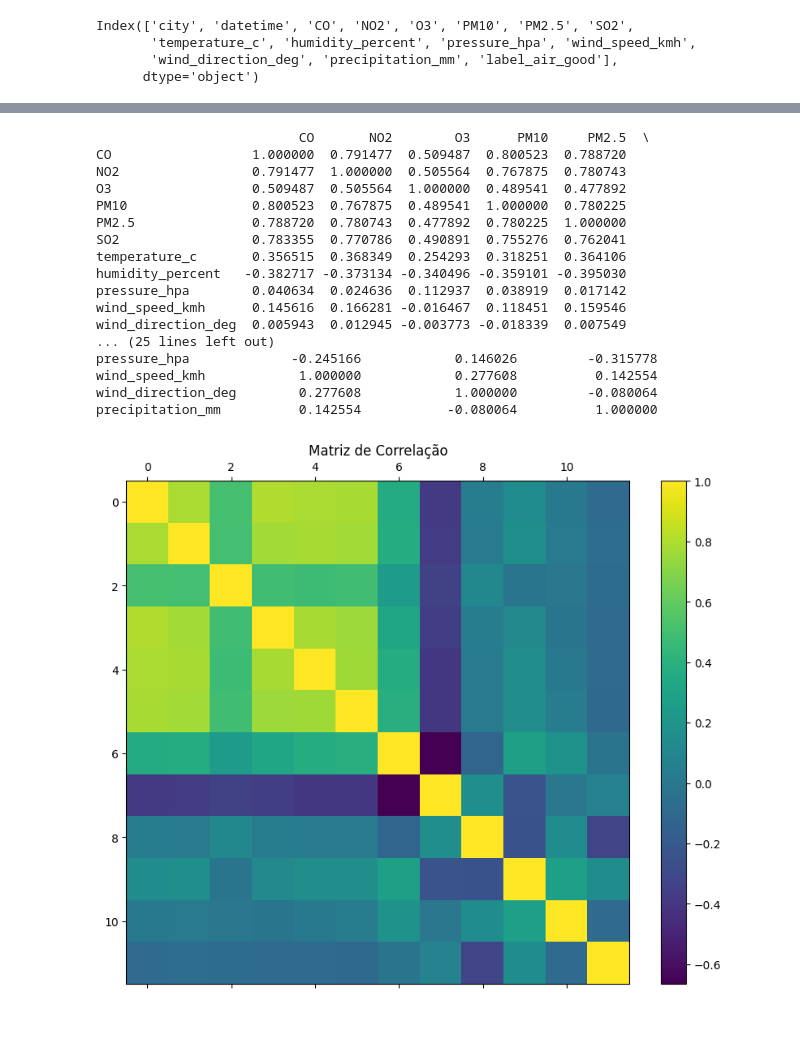
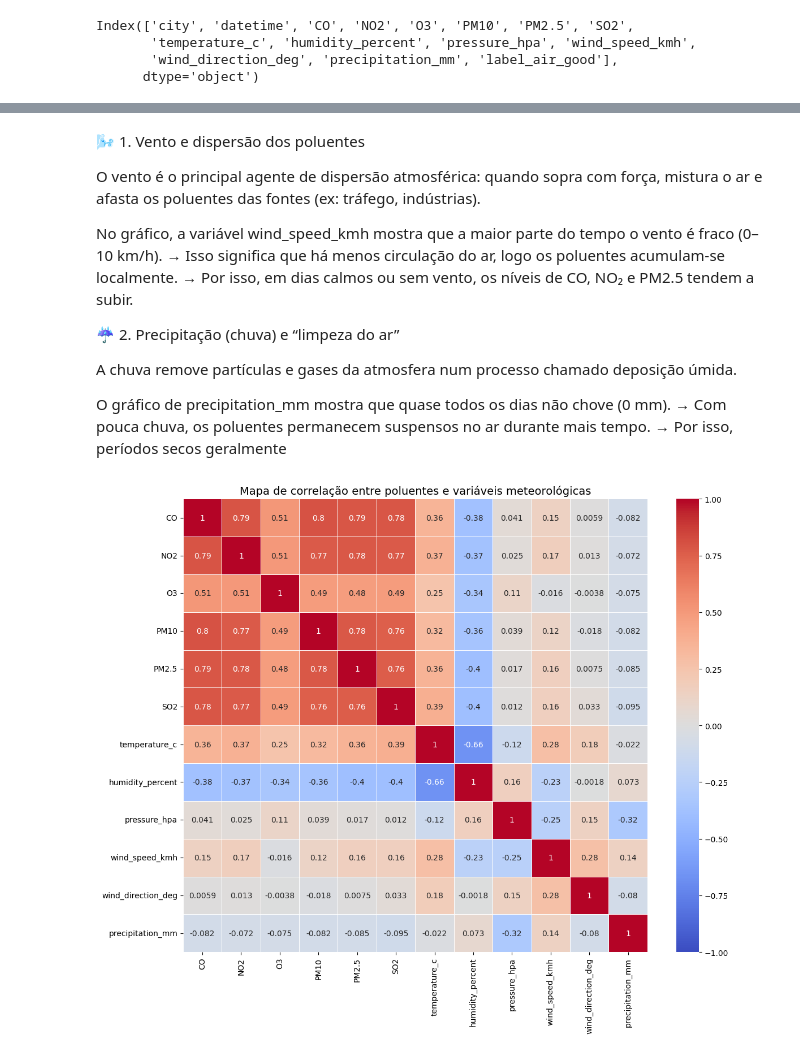
Before and after one commit to CatarinaMaria217/Proj1_AI, a Jupyter notebook: eda.ipynb, the cells around one changed output, grey strips where cells are left out. Saved outputs shown, nothing was run; the diff lists cells and outputs as text; code cells hidden in the pictures; blank space fills up the shorter version.

Commit message:
Descrição mapa correlação

```diff
--- a/eda.ipynb
+++ b/eda.ipynb
@@ -251,26 +276,39 @@ A análise dos histogramas mostra que a maioria dos poluentes atmosféricos (CO,
+# %% [markdown]
+🌬️ 1. Vento e dispersão dos poluentes
+
+O vento é o principal agente de dispersão atmosférica: quando sopra com força, mistura o ar e afasta os poluentes das fontes (ex: tráfego, indústrias).
+
+No gráfico, a variável wind_speed_kmh mostra que a maior parte do tempo o vento é fraco (0–10 km/h).
+→ Isso significa que há menos circulação do ar, logo os poluentes acumulam-se localmente.
+→ Por isso, em dias calmos ou sem vento, os níveis de CO, NO₂ e PM2.5 tendem a subir.
+
+☔ 2. Precipitação (chuva) e “limpeza do ar”
+
+A chuva remove partículas e gases da atmosfera num processo chamado deposição úmida.
+
+O gráfico de precipitation_mm mostra que quase todos os dias não chove (0 mm).
+→ Com pouca chuva, os poluentes permanecem suspensos no ar durante mais tempo.
+→ Por isso, períodos secos geralmente
 # %%
 # Correlações
-plt.figure(figsize = (15,12))
-plt.title('Correlation of Features for Train Set')
-sns.heatmap(df_eda_encoded.corr(), vmax=1.0, annot=True, cmap="Blues")
-# plt.savefig('correlation.png')
+import matplotlib.pyplot as plt
+import seaborn as sns
+
+# Calcular correlação apenas para variáveis numéricas
+corr = df_eda.corr(numeric_only=True)
+
+# Criar o heatmap
+plt.figure(figsize=(12, 10))
+sns.heatmap(
+    corr,
+    annot=True,           # mostra valores de correlação
+    cmap="coolwarm",      # cores mais visuais que o 'Blues'
+    vmin=-1, vmax=1,      # escala de correlação de -1 a 1
+    linewidths=0.5
+)
+
+plt.title('Mapa de correlação entre poluentes e variáveis meteorológicas', fontsize=14)
+plt.tight_layout()
 plt.show()
 # %% [output]
-                          CO       NO2        O3      PM10     PM2.5  \
-CO                  1.000000  0.791477  0.509487  0.800523  0.788720
-NO2                 0.791477  1.000000  0.505564  0.767875  0.780743
-O3                  0.509487  0.505564  1.000000  0.489541  0.477892
-PM10                0.800523  0.767875  0.489541  1.000000  0.780225
-PM2.5               0.788720  0.780743  0.477892  0.780225  1.000000
-SO2                 0.783355  0.770786  0.490891  0.755276  0.762041
-temperature_c       0.356515  0.368349  0.254293  0.318251  0.364106
-humidity_percent   -0.382717 -0.373134 -0.340496 -0.359101 -0.395030
-pressure_hpa        0.040634  0.024636  0.112937  0.038919  0.017142
-wind_speed_kmh      0.145616  0.166281 -0.016467  0.118451  0.159546
-wind_direction_deg  0.005943  0.012945 -0.003773 -0.018339  0.007549
-... (25 lines left out)
-pressure_hpa             -0.245166            0.146026         -0.315778
-wind_speed_kmh            1.000000            0.277608          0.142554
-wind_direction_deg        0.277608            1.000000         -0.080064
-precipitation_mm          0.142554           -0.080064          1.000000
-[figure, old version]
+[figure, new version]
```
Also changed, not shown: parts of 6 cells of this notebook.
